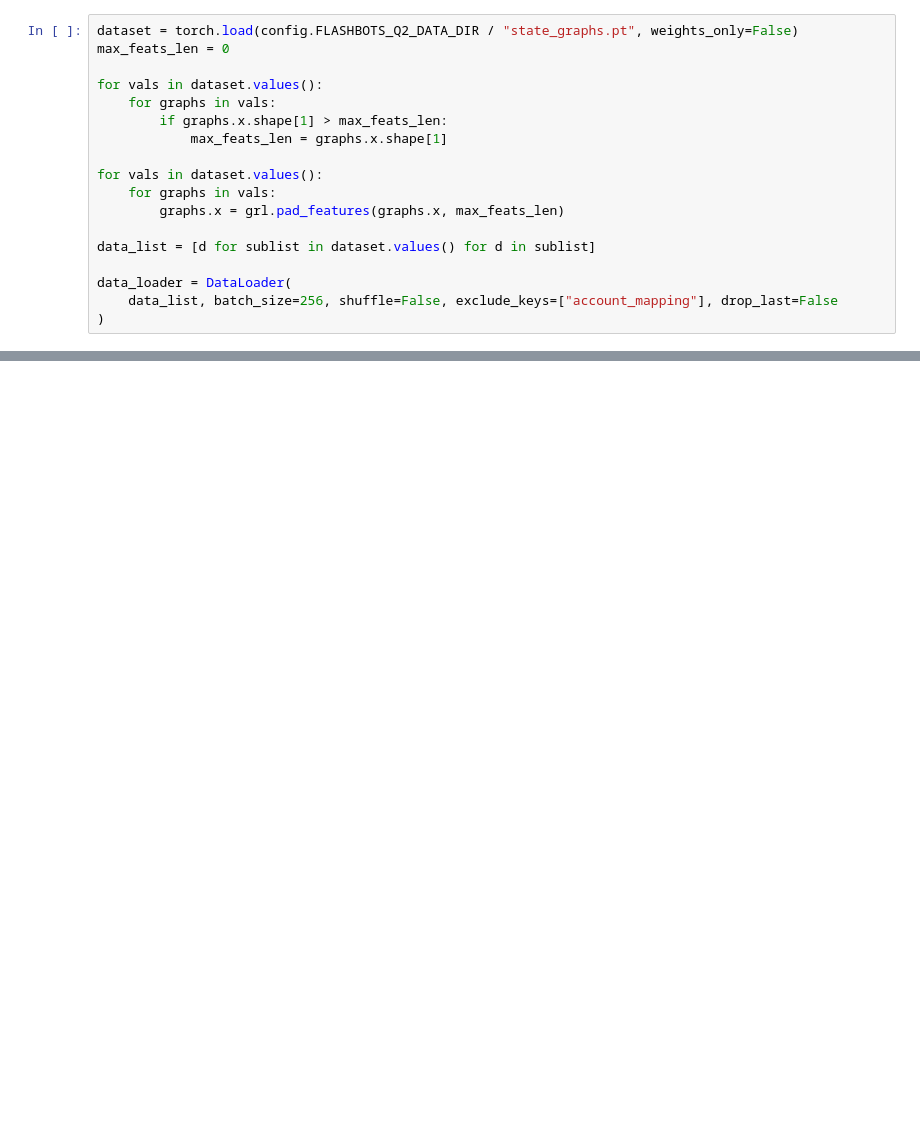
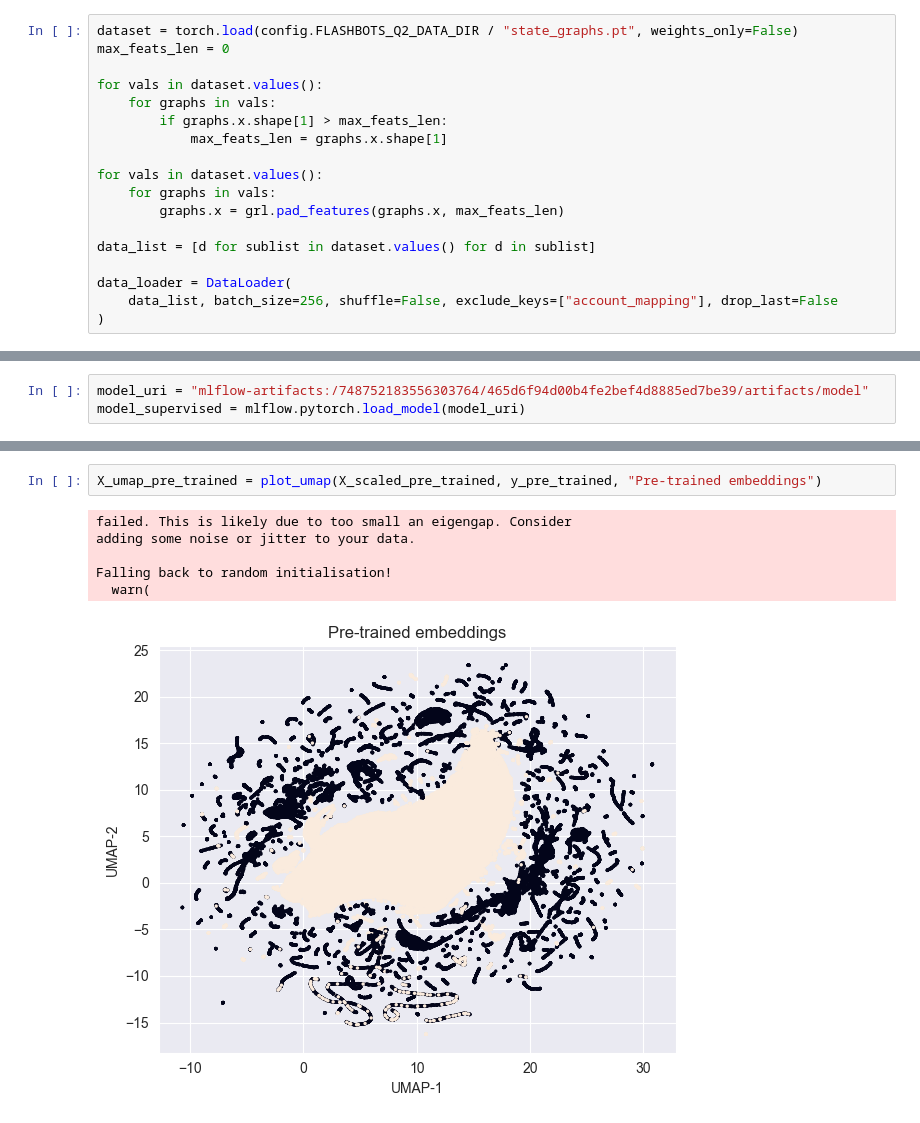
Before and after one commit to liamti5/Graph-Inverse-Reinforcement-Learning-for-MEV-Detection-on-Ethereum, a Jupyter notebook: notebooks/2.04-pca-dgi-embeddings.ipynb, the cells around one changed output, grey strips where cells are left out. Drawn from its saved outputs; the diff is of its cells as text; blank space fills up the shorter version.

```diff
--- a/notebooks/2.04-pca-dgi-embeddings.ipynb
+++ b/notebooks/2.04-pca-dgi-embeddings.ipynb
@@ -39,0 +43,3 @@ model = mlflow.pytorch.load_model(model_uri)
+# %%
+model_uri = "mlflow-artifacts:/748752183556303764/465d6f94d00b4fe2bef4d8885ed7be39/artifacts/model"
+model_supervised = mlflow.pytorch.load_model(model_uri)
@@ -72,0 +162,9 @@ plt.show()
+# %%
+X_umap_pre_trained = plot_umap(X_scaled_pre_trained, y_pre_trained, "Pre-trained embeddings")
+# %% [output]
+failed. This is likely due to too small an eigengap. Consider
+adding some noise or jitter to your data.
+
+Falling back to random initialisation!
+  warn(
+[figure, added]
```
Also changed, not shown: parts of 17 cells of this notebook.
